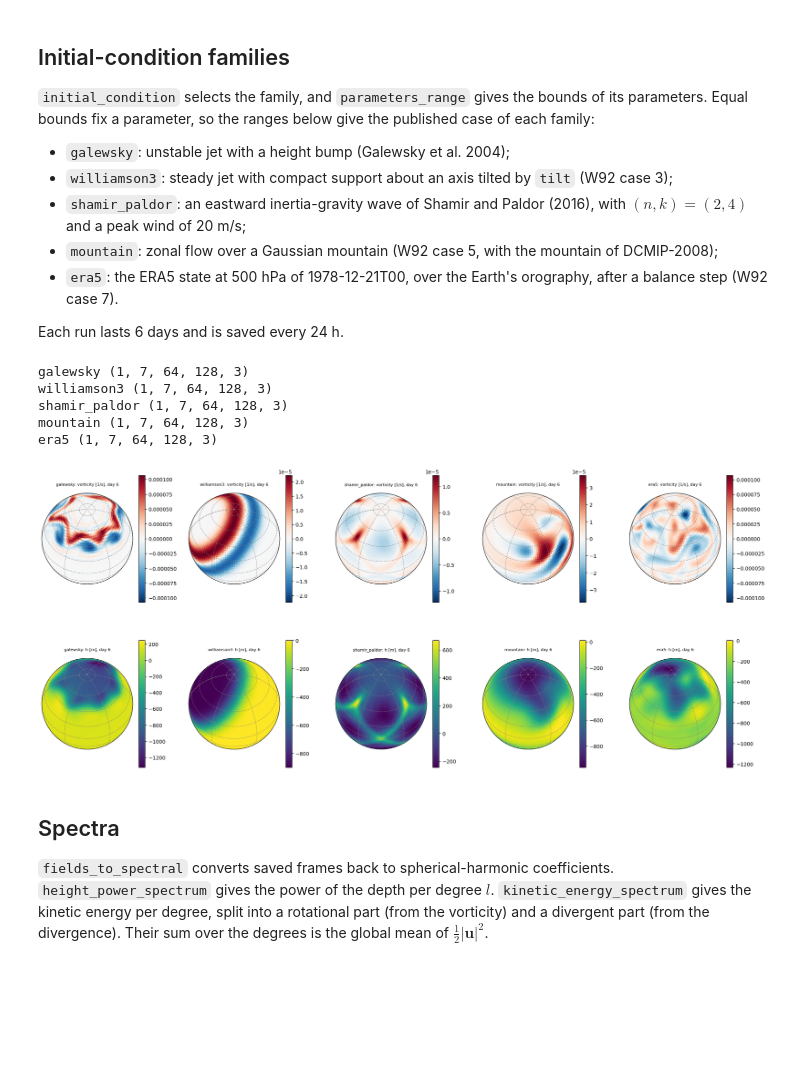
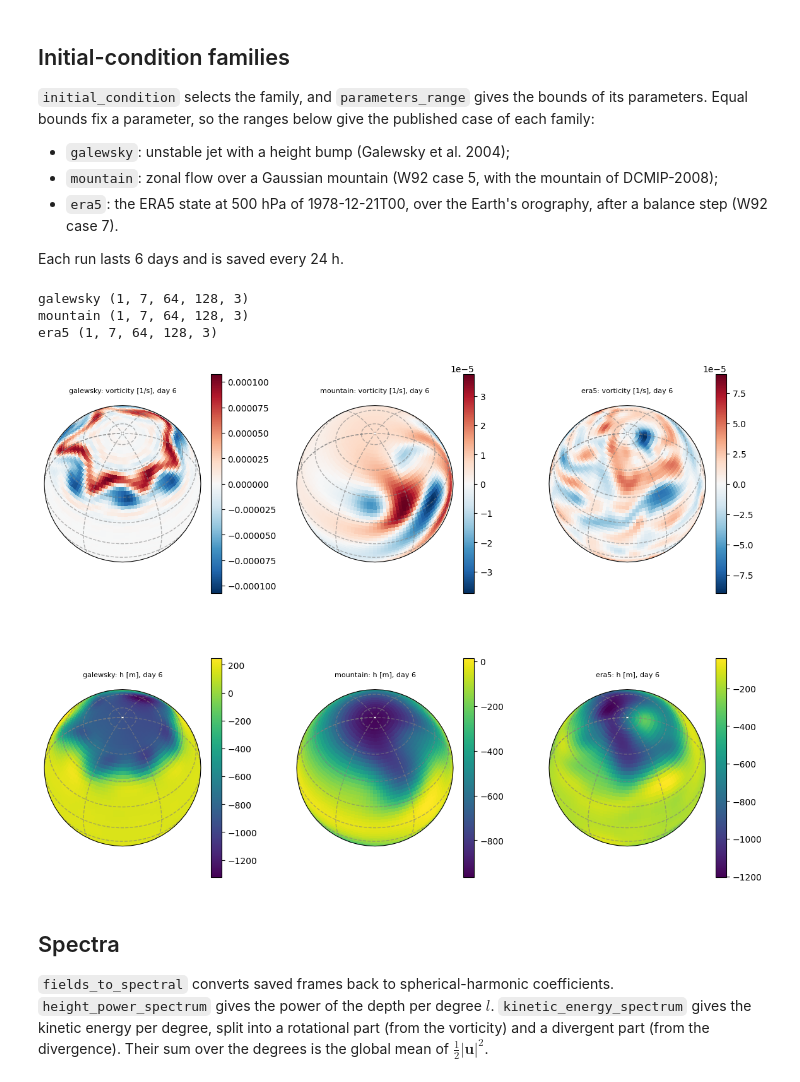
Before and after one commit to alan-turing-institute/autosim, a Jupyter notebook: examples/experimental/01_05_spherical_shallow_water_benchmark.ipynb, the cells around one changed output. Saved outputs shown, nothing was run; the diff lists cells and outputs as text; code cells hidden in the pictures; blank space fills up the shorter version.

```diff
--- a/examples/experimental/01_05_spherical_shallow_water_benchmark.ipynb
+++ b/examples/experimental/01_05_spherical_shallow_water_benchmark.ipynb
@@ -56,8 +50,6 @@ view_longitude = 270.0  # [deg]
 `initial_condition` selects the family, and `parameters_range` gives the bounds of its parameters. Equal bounds fix a parameter, so the ranges below give the published case of each family:
 
 - `galewsky`: unstable jet with a height bump (Galewsky et al. 2004);
-- `williamson3`: steady jet with compact support about an axis tilted by `tilt` (W92 case 3);
-- `shamir_paldor`: an eastward inertia-gravity wave of Shamir and Paldor (2016), with $(n, k) = (2, 4)$ and a peak wind of 20 m/s;
 - `mountain`: zonal flow over a Gaussian mountain (W92 case 5, with the mountain of DCMIP-2008);
 - `era5`: the ERA5 state at 500 hPa of 1978-12-21T00, over the Earth's orography, after a balance step (W92 case 7).
 
@@ -76,29 +68,6 @@ simulators["galewsky"] = SphericalShallowWater(
         "height_perturbation_m": (120.0, 120.0),
         "perturbation_lon": (math.pi, math.pi),
         "perturbation_lat": (math.pi / 4, math.pi / 4),
-    },
-)
-
-simulators["williamson3"] = SphericalShallowWater(
-    lmax=lmax, nlat=nlat, nlon=nlon,
-    T=144.0, dt_save=24.0, skip_nt=0,
-    batch_size=1, device=device, log_level="warning",
-    initial_condition="williamson3",
-    mean_depth=williamson_depth,
-    parameters_range={"flow_speed": (38.61, 38.61), "tilt": (0.8, 0.8)},
-)
-
-simulators["shamir_paldor"] = SphericalShallowWater(
-    lmax=lmax, nlat=nlat, nlon=nlon,
-    T=144.0, dt_save=24.0, skip_nt=0,
-    batch_size=1, device=device, log_level="warning",
-    initial_condition="shamir_paldor",
-    mean_depth=sp_depth,
-    parameters_range={
-        "wave_type": (1.0, 1.0),  # eastward inertia-gravity wave
-        "zonal_wavenumber": (4.0, 4.0),
-        "mode_number": (2.0, 2.0),
-        "wave_amplitude": (20.0, 20.0),
     },
 )
 
@@ -124,6 +93,7 @@ simulators["era5"] = SphericalShallowWater(
     batch_size=1, device=device, log_level="warning",
     initial_condition="era5",
     mean_depth=6000.0,
+    era5_orography_exponent=15 / 16, era5_orography_shift=True,
     parameters_range={"era5_time": (w92_case7_hours, w92_case7_hours)},
     return_constant_fields=True,
 )
@@ -134,37 +104,35 @@ for family in simulators:
     print(family, tuple(family_runs[family]["data"].shape))
 # %% [output]
 galewsky (1, 7, 64, 128, 3)
-williamson3 (1, 7, 64, 128, 3)
-shamir_paldor (1, 7, 64, 128, 3)
 mountain (1, 7, 64, 128, 3)
 era5 (1, 7, 64, 128, 3)
 # %%
-fig = plt.figure(figsize=(20, 9))
-panels = fig.subfigures(2, 5)
+fig = plt.figure(figsize=(12, 9))
+panels = fig.subfigures(2, 3)
 for column, family in enumerate(simulators):
     sim = simulators[family]
     last_frame = family_runs[family]["data"][:, -1]
     state = fields_to_spectral(sim.dynamics, last_frame)
     vorticity = sim.dynamics.to_grid(state[:, 1])[0].cpu()
     height = last_frame[0, :, :, 0]
 
     limit = vorticity.abs().max().item()
     plot_sphere(
         vorticity, fig=panels[0, column], grid=sim.grid,
         projection="orthographic", central_latitude=view_latitude, central_longitude=view_longitude,
         cmap="RdBu_r", vmin=-limit, vmax=limit, colorbar=True, gridlines=True,
         title=family + ": vorticity [1/s], day 6",
     )
     plot_sphere(
         height, fig=panels[1, column], grid=sim.grid,
         projection="orthographic", central_latitude=view_latitude, central_longitude=view_longitude,
         cmap="viridis", colorbar=True, gridlines=True,
         title=family + ": h [m], day 6",
     )
 fig.savefig("figures/benchmark_families.png", dpi=110, bbox_inches="tight")
 plt.show()
 # %% [output]
-[figure, old version]
+[figure, new version]
 # %% [markdown]
 ## Spectra
 
```
Also changed, not shown: parts of 17 cells of this notebook, 23 other files.
